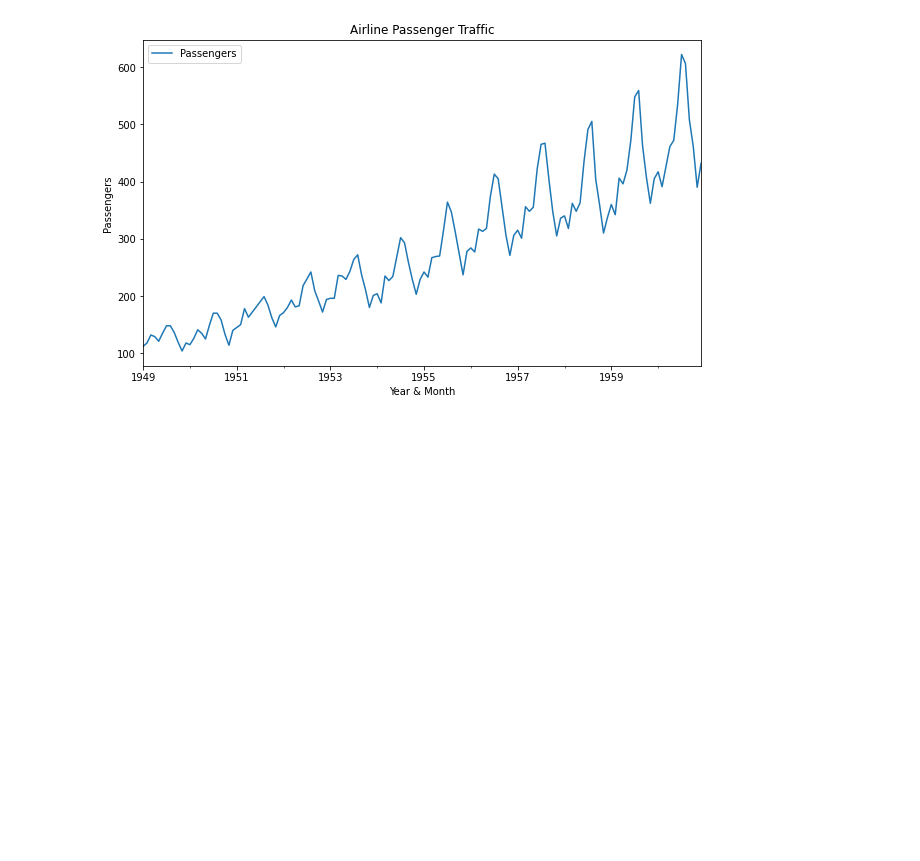
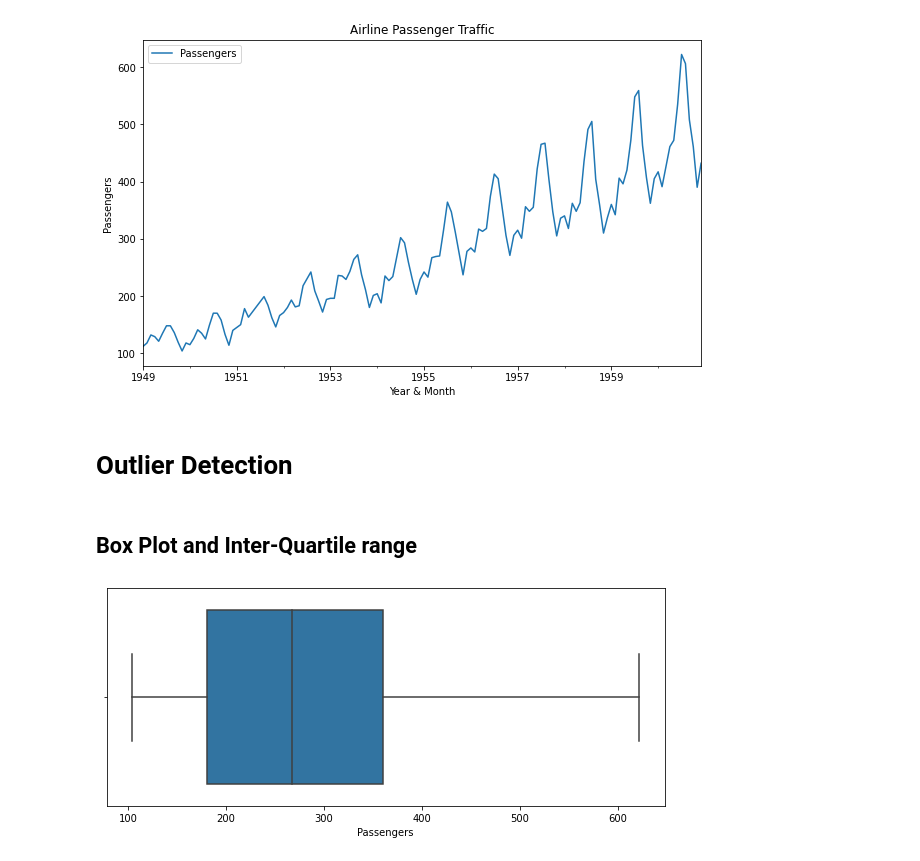
Before and after one commit to Venkat-dev-cloud/Airline-Passengers-Traffic, a Jupyter notebook: Airline_Passengers_Traffic_Time_Series_Forecasting.ipynb, the cells around one changed output. Saved outputs shown, nothing was run; the diff lists cells and outputs as text; code cells hidden in the pictures; blank space fills up the shorter version.

Commit message:
Outlier Detection

```diff
--- a/Airline_Passengers_Traffic_Time_Series_Forecasting.ipynb
+++ b/Airline_Passengers_Traffic_Time_Series_Forecasting.ipynb
@@ -111,3 +111,14 @@ plt.xlabel('Year & Month')
 plt.show()
 # %% [output]
 [figure]
+# %% [markdown]
+# Outlier Detection
+# %% [markdown]
+## Box Plot and Inter-Quartile range
+# %%
+fig = plt.subplots(figsize=[10,4])
+ax = sns.boxplot(x='Passengers', data=data, whis=1.5)
+plt.show()
+# Reducing whis=1 shows 4 outliers. We will keep default whis=1.5 as there is no break in the pattern for these 4 records to be treated as outliers
+# %% [output]
+[figure, added]
```
Also changed, not shown: parts of 4 cells of this notebook.
